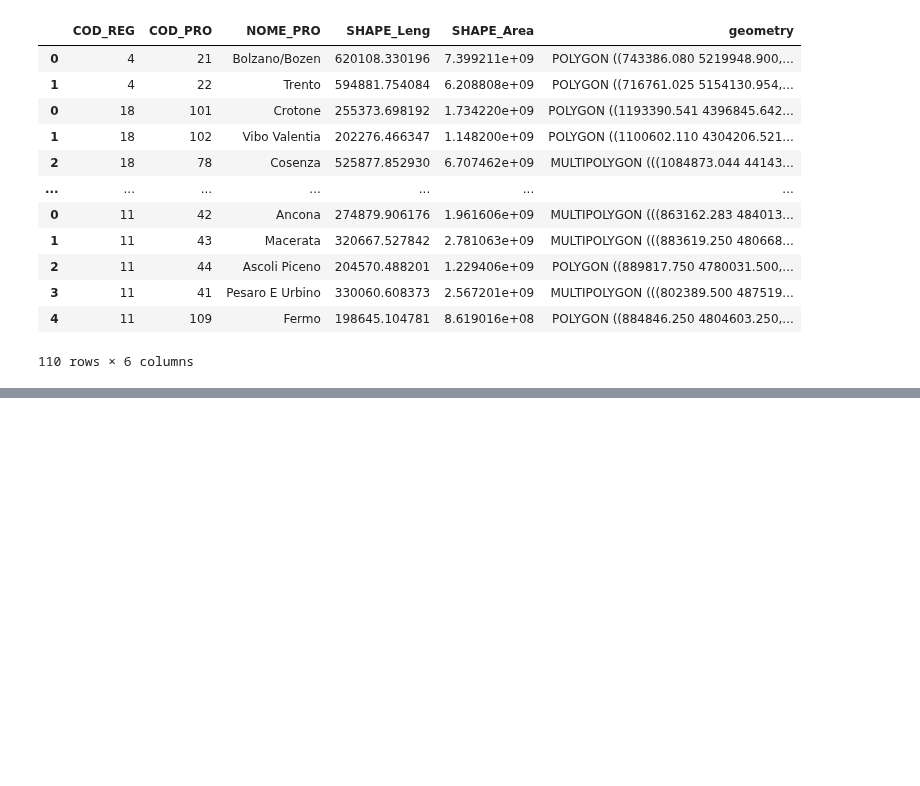
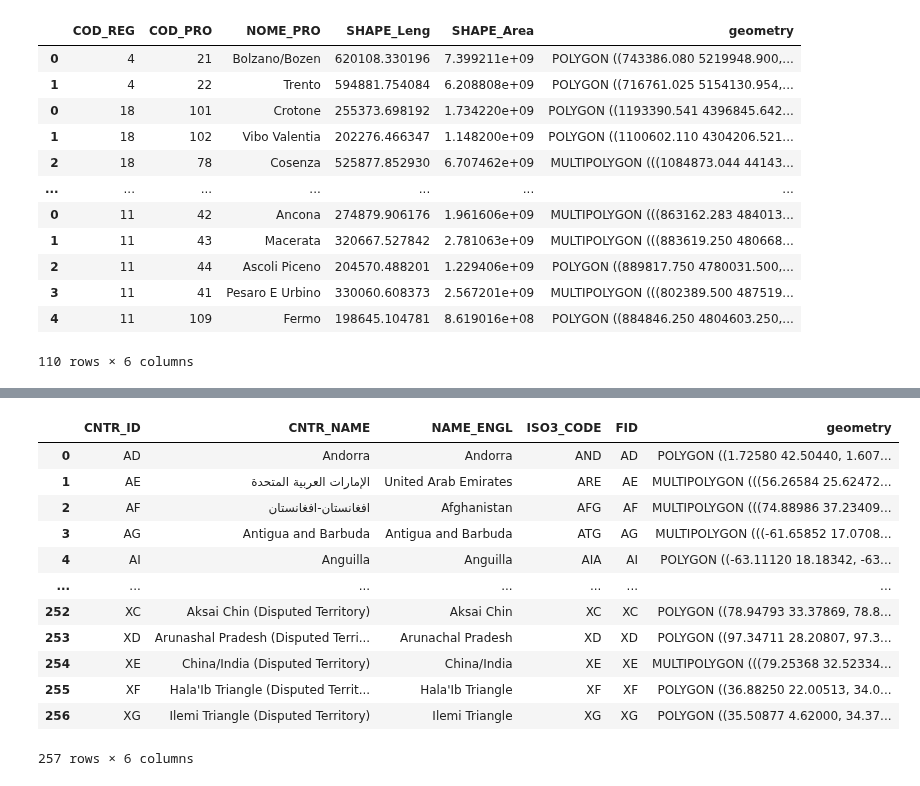
Before and after one commit to AlricRahl/Garzoni-Dataset-Exploration, a Jupyter notebook: src/1. Initial Reporting and Cleaning.ipynb, the cells around one changed output, grey strips where cells are left out. Saved outputs shown, nothing was run; the diff lists cells and outputs as text; code cells hidden in the pictures; blank space fills up the shorter version.

```diff
--- a/src/1. Initial Reporting and Cleaning.ipynb
+++ b/src/1. Initial Reporting and Cleaning.ipynb
@@ -444,0 +457,16 @@ gdf.to_file('../data/italy_city_map.shp')
+# %%
+world
+# %% [output]
+|  | CNTR_ID | CNTR_NAME | NAME_ENGL | ISO3_CODE | FID | geometry |
+| 0 | AD | Andorra | Andorra | AND | AD | POLYGON ((1.72580 42.50440, 1.607... |
+| 1 | AE | الإمارات العربية المتحدة | United Arab Emirates | ARE | AE | MULTIPOLYGON (((56.26584 25.62472... |
+| 2 | AF | افغانستان-افغانستان | Afghanistan | AFG | AF | MULTIPOLYGON (((74.88986 37.23409... |
+| 3 | AG | Antigua and Barbuda | Antigua and Barbuda | ATG | AG | MULTIPOLYGON (((-61.65852 17.0708... |
+| 4 | AI | Anguilla | Anguilla | AIA | AI | POLYGON ((-63.11120 18.18342, -63... |
+| ... | ... | ... | ... | ... | ... | ... |
+| 252 | XC | Aksai Chin (Disputed Territory) | Aksai Chin | XC | XC | POLYGON ((78.94793 33.37869, 78.8... |
+| 253 | XD | Arunashal Pradesh (Disputed Terri... | Arunachal Pradesh | XD | XD | POLYGON ((97.34711 28.20807, 97.3... |
+| 254 | XE | China/India (Disputed Territory) | China/India | XE | XE | MULTIPOLYGON (((79.25368 32.52334... |
+| 255 | XF | Hala'Ib Triangle (Disputed Territ... | Hala'Ib Triangle | XF | XF | POLYGON ((36.88250 22.00513, 34.0... |
+| 256 | XG | Ilemi Triangle (Disputed Territory) | Ilemi Triangle | XG | XG | POLYGON ((35.50877 4.62000, 34.37... |
+257 rows × 6 columns
```
Also changed, not shown: parts of 9 cells of this notebook.
